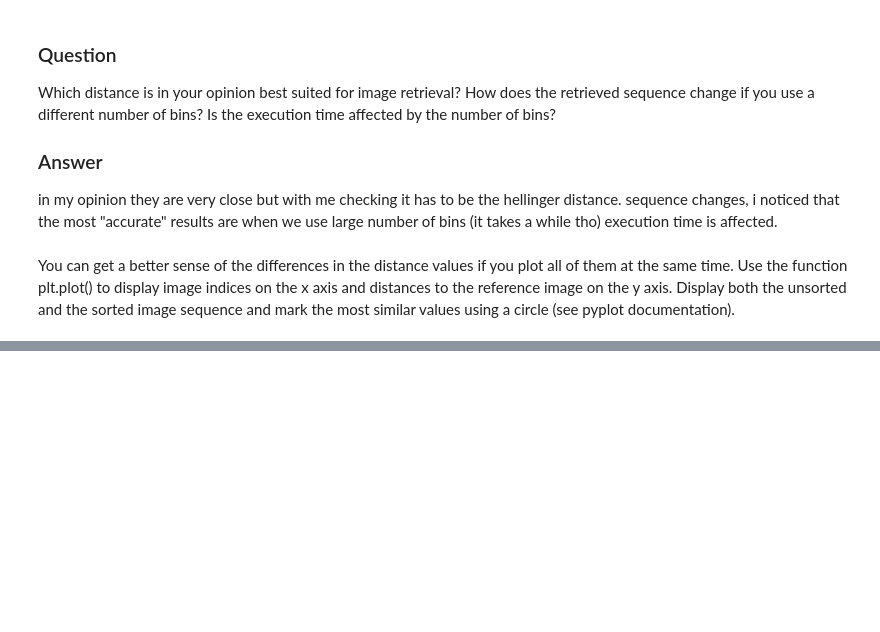
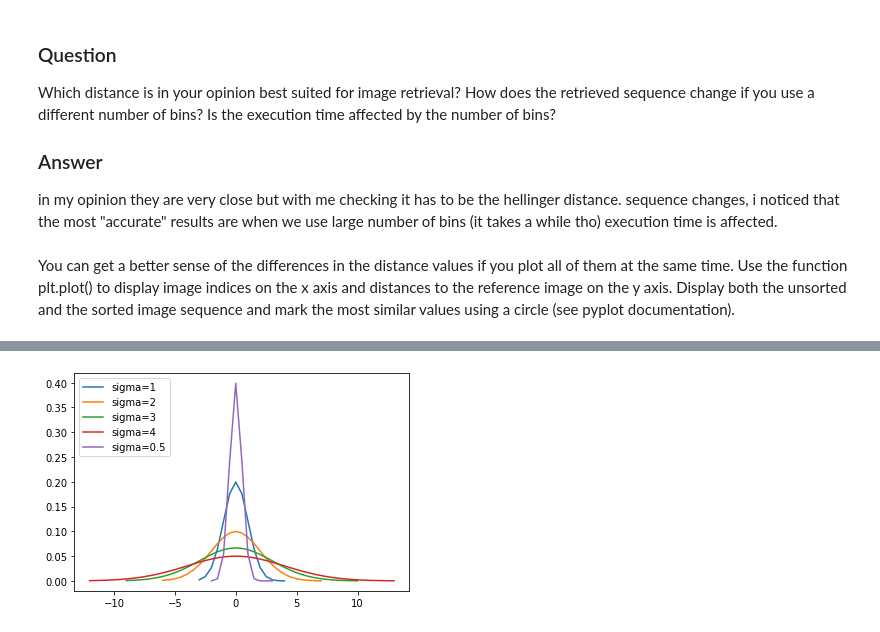
Before and after one commit to BlazBone/uz-vaje, a Jupyter notebook: assignment2/assignemnt.ipynb, the cells around one changed output, grey strips where cells are left out. Drawn from its saved outputs; the diff is of its cells as text; code cells hidden in the pictures; blank space fills up the shorter version.

```diff
--- a/assignment2/assignemnt.ipynb
+++ b/assignment2/assignemnt.ipynb
@@ -297,0 +343,28 @@ circle (see pyplot documentation).
+# %%
+def gauss_kernel(sigma):
+  sigma3 = np.ceil(3*sigma).astype(int)
+  kernel = np.arange(-sigma3, sigma3+1.5,0.5)
+  for i,x in enumerate(kernel):
+    kernel[i] = np.exp(-x**2/(2*sigma**2))
+  return kernel/np.sum(kernel)
+
+
+def twoD():
+  ker1 = gauss_kernel(1)
+  ker2 = gauss_kernel(2)
+  ker3 = gauss_kernel(3)
+  ker4 = gauss_kernel(4)
+  ker05 = gauss_kernel(0.5)
+
+
+  plt.plot(np.arange(-3,4.5,0.5),ker1, label="sigma=1")
+  plt.plot(np.arange(-6,7.5,0.5),ker2, label="sigma=2")
+  plt.plot(np.arange(-9,10.5,0.5),ker3, label="sigma=3")
+  plt.plot(np.arange(-12,13.5,0.5),ker4,label="sigma=4")
+  plt.plot(np.arange(-2,3.5,0.5),ker05,label="sigma=0.5")
+  plt.legend(loc="upper left")
+  plt.show()
+
+twoD()
+# %% [output]
+[figure, added]
```
Also changed, not shown: parts of 3 cells of this notebook.
